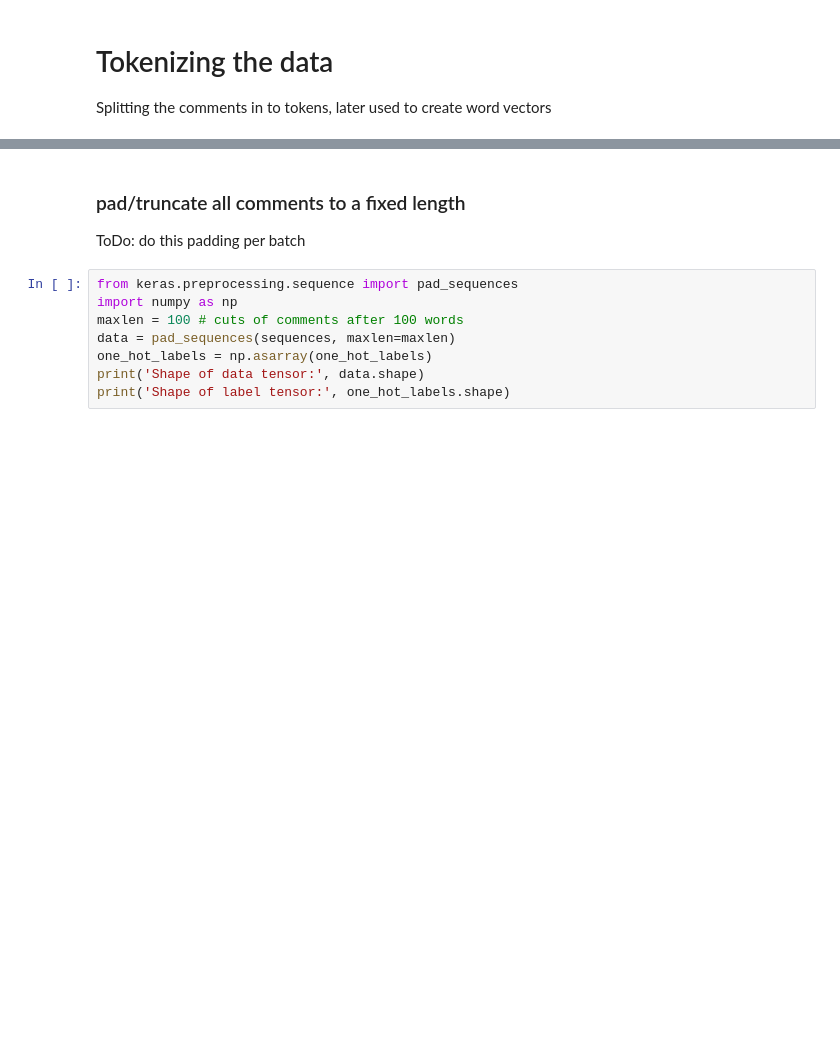
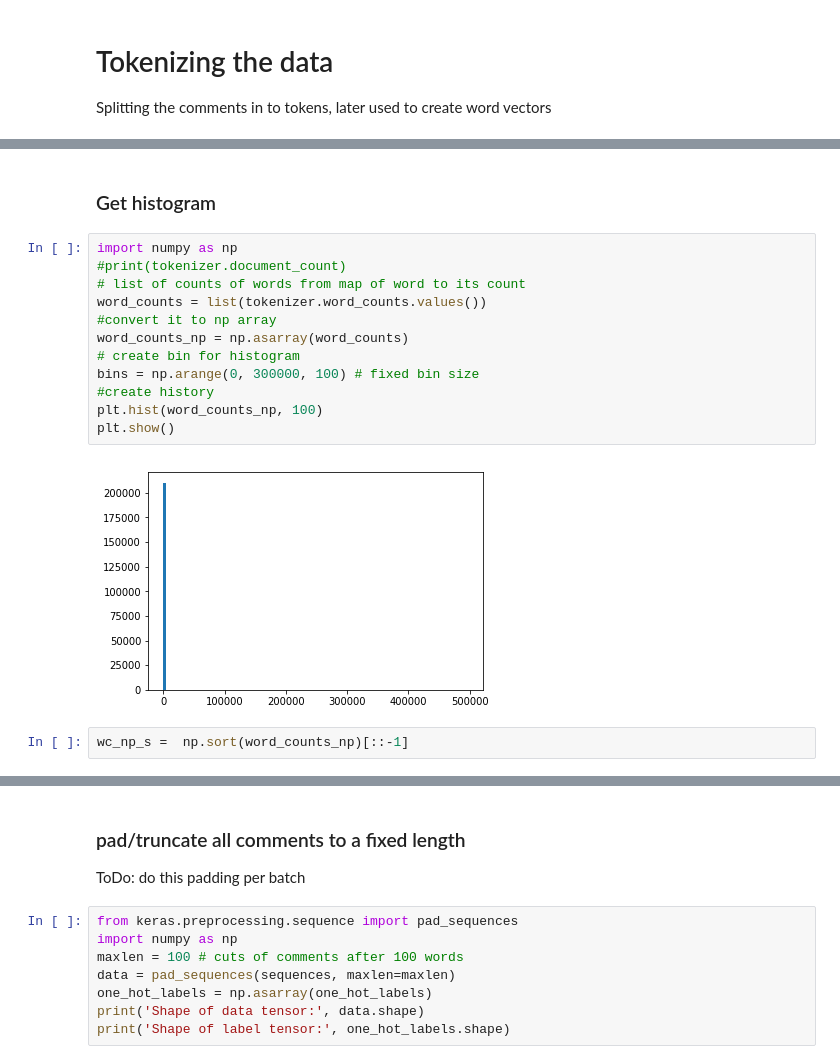
Before and after one commit to ravikg/deep-learning-nlp-kaggle-toxic-comment, a Jupyter notebook: Data Analysis.ipynb, the cells around one changed output, grey strips where cells are left out. Drawn from its saved outputs; the diff is of its cells as text; blank space fills up the shorter version.

```diff
--- a/Data Analysis.ipynb
+++ b/Data Analysis.ipynb
@@ -153,0 +142,18 @@ Found 210337 unique tokes.
+# %% [markdown]
+### Get histogram
+# %%
+import numpy as np
+#print(tokenizer.document_count)
+# list of counts of words from map of word to its count
+word_counts = list(tokenizer.word_counts.values())
+#convert it to np array
+word_counts_np = np.asarray(word_counts)
+# create bin for histogram
+bins = np.arange(0, 300000, 100) # fixed bin size
+#create history
+plt.hist(word_counts_np, 100)
+plt.show()
+# %% [output]
+[figure, added]
+# %%
+wc_np_s =  np.sort(word_counts_np)[::-1]
```
Also changed, not shown: parts of 12 cells of this notebook, 3 other files.
